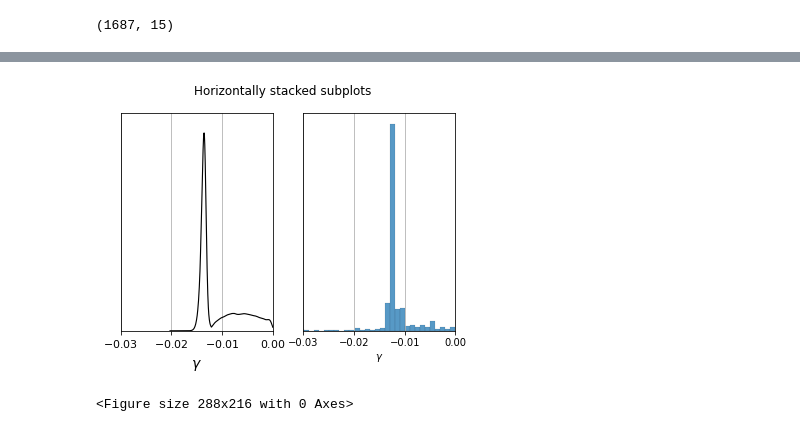
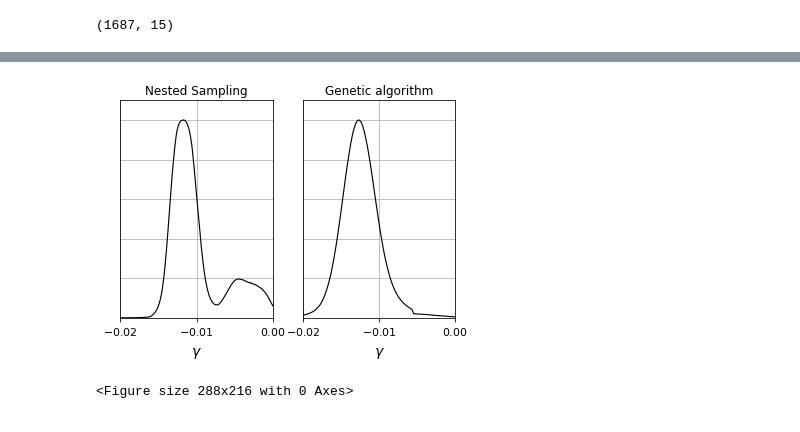
Before and after one commit to igomezv/cosmo_tools, a Jupyter notebook: models/genetic_paper/plots.ipynb, the cells around one changed output, grey strips where cells are left out. Saved outputs shown, nothing was run; the diff lists cells and outputs as text; code cells hidden in the pictures.

Commit message:
update genetic

```diff
--- a/models/genetic_paper/plots.ipynb
+++ b/models/genetic_paper/plots.ipynb
@@ -686,27 +511,31 @@ Text(0.5, 0, '$\\psi$')
 # %%
 fig, (ax1, ax2) = plt.subplots(1, 2)
-fig.suptitle('Horizontally stacked subplots')
+# fig.suptitle('Horizontally stacked subplots')
 g = plots.get_single_plotter(width_inch=4,
-                             analysis_settings={'smooth_scale_1D': 0.1, 'ignore_rows': 0.1})
+                             analysis_settings={'smooth_scale_1D': 0.3, 'ignore_rows': 0.1})
 
-g.plot_1d(dir_name_le+root_le, 'ggama', ax=ax1)
+g.plot_1d(dir_name_le+root_new, 'ggama', ax=ax1)
 
 # df1 = pd.DataFrame(data1[:,3]).plot(kind='density', ax= ax)
 
 # pd.DataFrame(data2[:,3]).plot(kind='density', ax= ax, label='genetic')
 
 # kdeplot = sns.histplot(data2[:,3], label='genetic', stat='density')
-kdeplot = sns.histplot(data_le2[:,5], label='genetic', ax=ax2, bins=200)
+# kdeplot = sns.histplot(data_le2[:,5], label='genetic', ax=ax2, bins=200)
+g.plot_1d(dir_name_le+root_ga, 'ggama', ax=ax2)
 
 ax2.set_xlabel('$\gamma$')
-ax2.set_yticks([])
-ax2.set_ylabel('')
+# ax2.set_yticks([])
+# ax2.set_ylabel('')
 
-ax1.axis(xmin=-0.03, xmax=0.0)
-ax2.axis(xmin=-0.03, xmax=0.0)
+ax1.axis(xmin=-0.02, xmax=0.0)
+ax2.axis(xmin=-0.02, xmax=0.0)
 
-ax1.grid(axis='x')
-ax2.grid(axis='x')
+ax1.set_title('Nested Sampling')
+ax2.set_title('Genetic algorithm')
+
+ax1.grid()
+ax2.grid()
 # %% [output]
-[figure, old version]
+[figure, new version]
 <Figure size 288x216 with 0 Axes>
```
Also changed, not shown: parts of 18 cells of this notebook, 8 other files.
